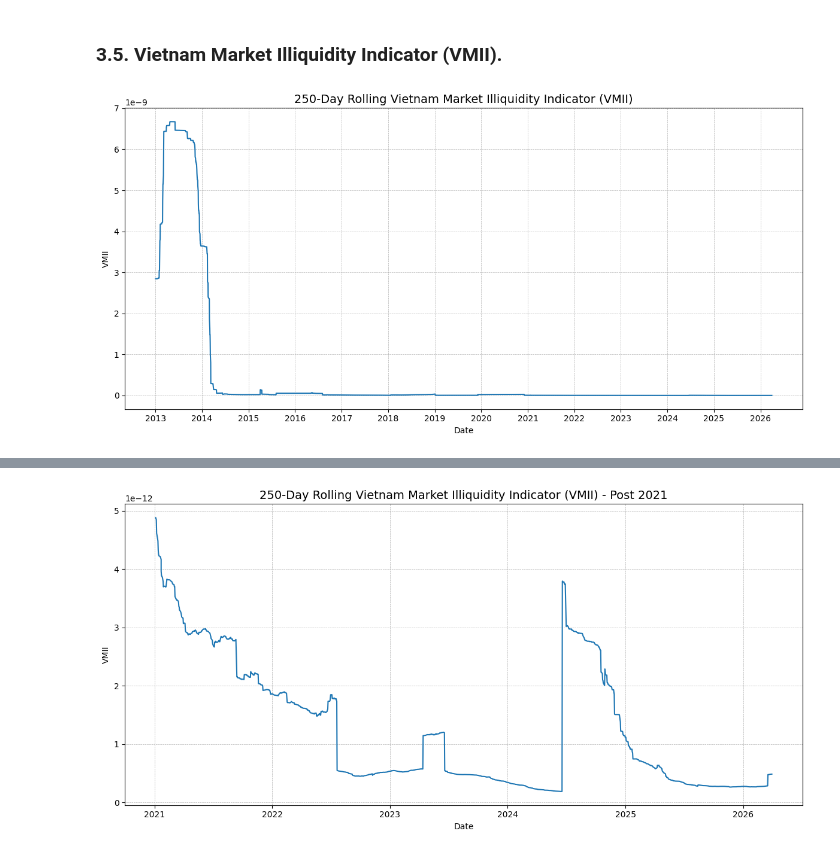
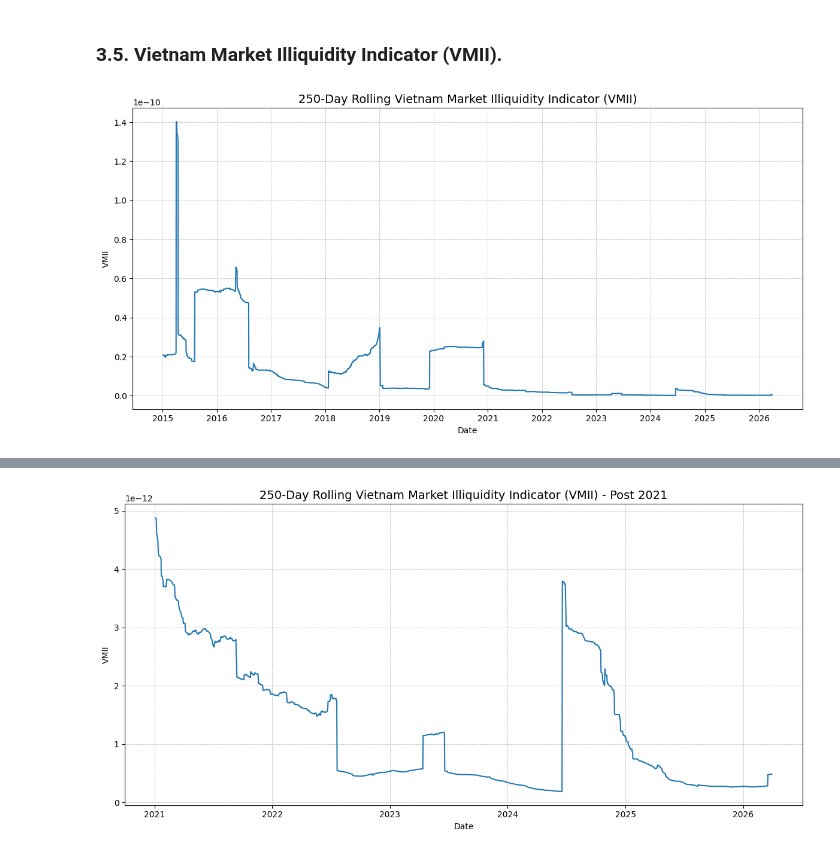
Before and after one commit to SebastianoDenegri/vietnam-systemic-risk-index, a Jupyter notebook: A_Systemic_Risk_Framework_for_the_Vietnamese_Market_a_Composite_Risk_Index_and_Financial_Stress_Prediction.ipynb, the cells around one changed output, grey strips where cells are left out. Saved outputs shown, nothing was run; the diff lists cells and outputs as text; code cells hidden in the pictures.

```diff
--- a/A_Systemic_Risk_Framework_for_the_Vietnamese_Market_a_Composite_Risk_Index_and_Financial_Stress_Prediction.ipynb
+++ b/A_Systemic_Risk_Framework_for_the_Vietnamese_Market_a_Composite_Risk_Index_and_Financial_Stress_Prediction.ipynb
@@ -1245,27 +1390,23 @@ plt.show()
 ### 3.5. Vietnam Market Illiquidity Indicator (VMII).
 # %%
 # Compute the Amihud Illiquity measure per each stock on 250-day roling windows
-df_vn_price.columns = df_vn_price.columns.str.replace('_close', '', regex=False)
-df_vn_vol.columns = df_vn_vol.columns.str.replace('_volume', '', regex=False)
-# Calculate the daily trading volume in monetary terms
-monetary_vol = df_vn_price * df_vn_vol
 # Calculate daily ILLIQ measure per stock
 illiq_daily = df_vn_ret.abs() / monetary_vol.replace(0, np.nan)
 # Calculate ILLIQ measure per stock over 250-day rolling windows
 amihud_250d = illiq_daily.rolling(250, min_periods=250).mean()
 # Calculate Vietnam Market Illiquidity Indicator (VMII) as the cross-sectional simple average of the single-stock Amihud Illiquidity measures
-vmii = amihud_250d.mean(axis=1)
+vmii = (amihud_250d.mean(axis=1)).rename('VMII')
 # %%
 fig, ax1 = plt.subplots(figsize=(12, 6))
-plt.plot(vmii)#.loc['2014-06-01':])
+plt.plot(vmii.loc['2015-01-01':])
 plt.title('250-Day Rolling Vietnam Market Illiquidity Indicator (VMII)', fontsize=14)
 plt.xlabel('Date')
 plt.ylabel('VMII')
 plt.grid(True, linestyle='--', linewidth=.5)
 ax = plt.gca()
 ax.xaxis.set_major_locator(mdates.YearLocator(1))
 ax.xaxis.set_major_formatter(mdates.DateFormatter('%Y'))
 plt.tight_layout()
 plt.show()
 # %% [output]
-[figure, old version]
+[figure, new version]
```
Also changed, not shown: parts of 28 cells of this notebook.
